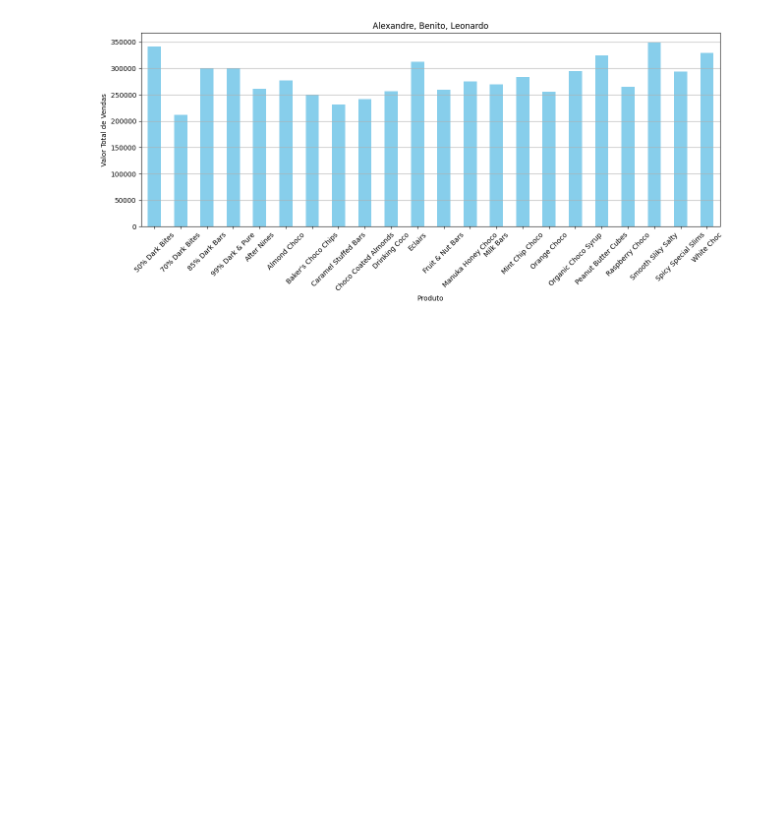
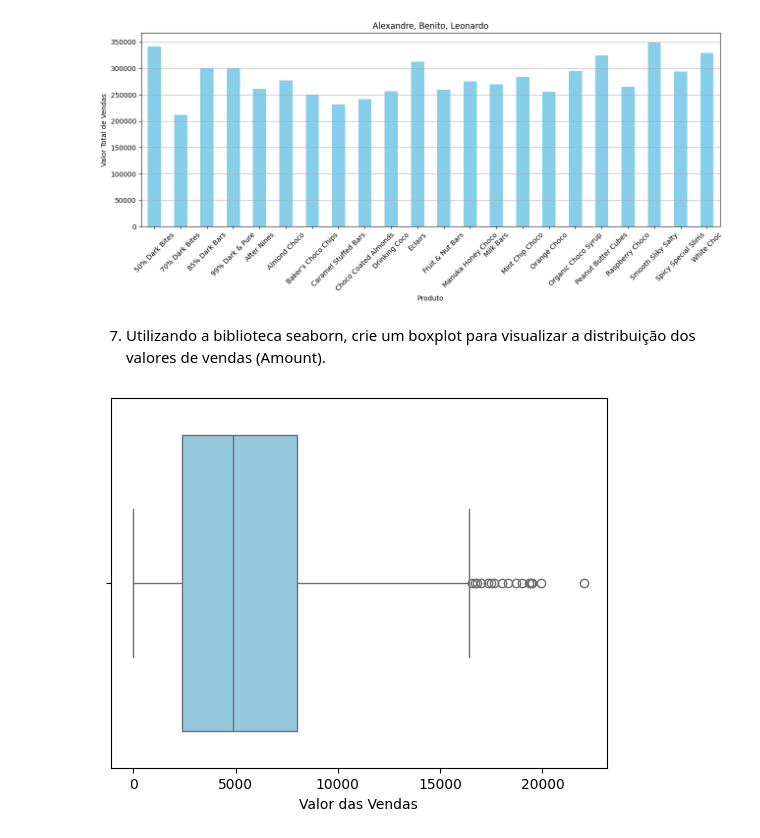
Before and after one commit to LeonardoDanna/visudedados, a Jupyter notebook: visudedados.ipynb, the cells around one changed output. Saved outputs shown, nothing was run; the diff lists cells and outputs as text; code cells hidden in the pictures; blank space fills up the shorter version.

```diff
--- a/visudedados.ipynb
+++ b/visudedados.ipynb
@@ -183,3 +183,5 @@ plt.show()
 # #A visualização ficou clara e transmite bem as informações, o gráfico não ficou bom sendo de pizza por ser muitos produtos e diferenças pequenas entre os valores.
 # %% [output]
 [figure]
+# %% [markdown]
+7) Utilizando a biblioteca seaborn, crie um boxplot para visualizar a distribuição dos valores de vendas (Amount).
@@ -185,0 +190,9 @@ plt.show()
+# %%
+sns.boxplot(x=df["Amount"], color="skyblue")
+
+ax.set_title("Alexandre, Benito, Leonardo")
+plt.xlabel("Valor das Vendas")
+
+plt.show()
+# %% [output]
+[figure, added]
```
Also changed, not shown: parts of 5 cells of this notebook.
